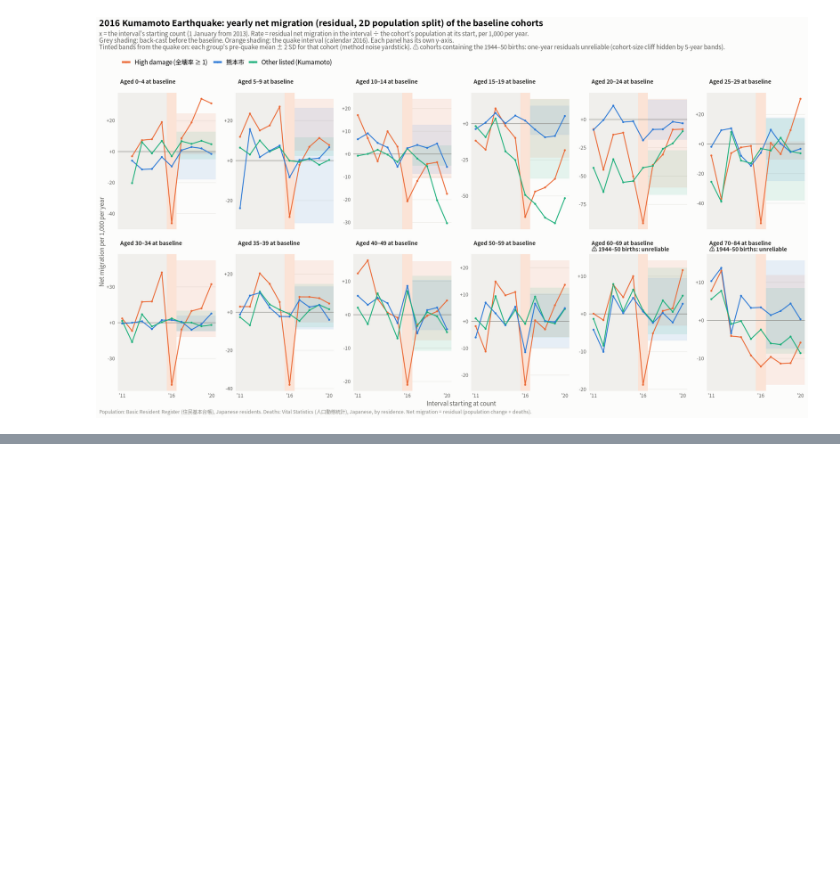
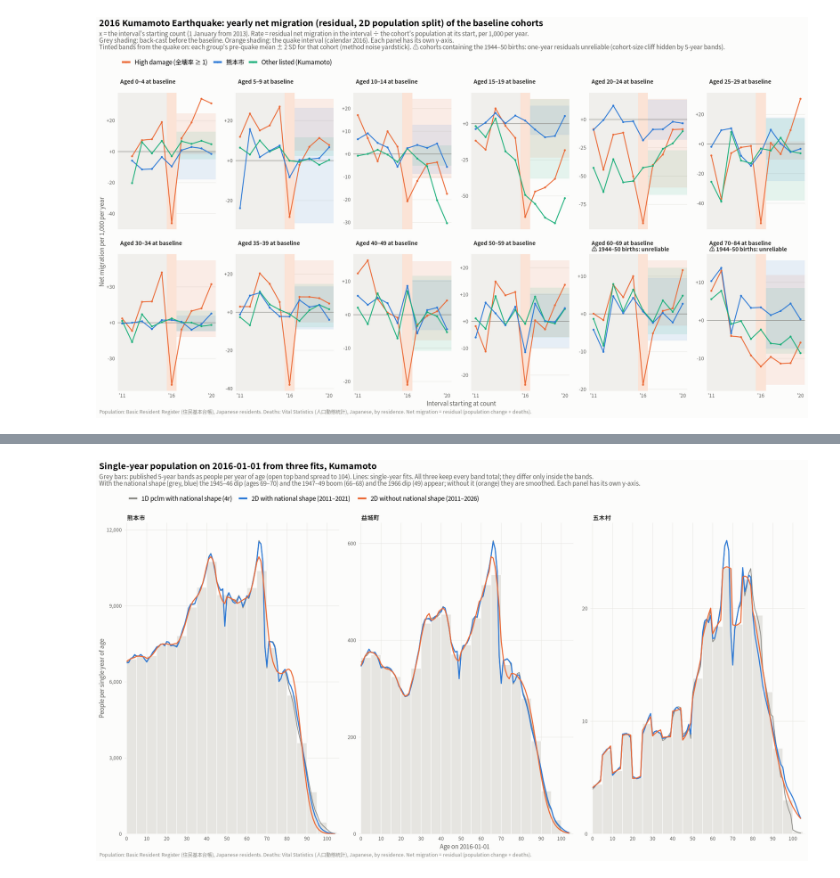
Before and after one commit to toshiakiasakura/jpn_disaster_recovery, a Jupyter notebook: src/5r_ungroup2d.ipynb, the cells around one changed output, grey strips where cells are left out. Cells and saved outputs as stored; diff of their text form; code cells hidden in the pictures; blank space fills up the shorter version.

```diff
--- a/src/5r_ungroup2d.ipynb
+++ b/src/5r_ungroup2d.ipynb
@@ -667,0 +883,34 @@ show_save(plot_cohorts("kumamoto") + labs(title = "2016 Kumamoto Earthquake: yea
+# %%
+yr <- 2016
+bars16 <- pop5 |> filter(code %in% show3$code, year == yr) |>
+  group_by(code) |> group_modify(function(g, k) band_table(g$age_band, g$n)) |> ungroup() |>
+  mutate(per_year = n / (upper - lower)) |>
+  left_join(show3 |> select(code, short), by = "code")
+lines16 <- bind_rows(
+  fits1d |> filter(series == "pop", code %in% show3$code, year == yr) |> select(code, age, fit) |> mutate(fit_type = "1D pclm with national shape (4r)"),
+  fits2d |> filter(code %in% show3$code, year == yr) |> select(code, age, fit) |> mutate(fit_type = fit_lab[["off"]]),
+  fk$pop |> filter(code %in% show3$code, year == yr) |> select(code, age, fit) |> mutate(fit_type = fit_lab[["nooff"]])) |>
+  left_join(show3 |> select(code, short), by = "code") |>
+  mutate(fit_type = factor(fit_type, levels = c("1D pclm with national shape (4r)", unname(fit_lab))))
+
+p10 <- ggplot() +
+  geom_rect(data = bars16, aes(xmin = lower, xmax = upper, ymin = 0, ymax = per_year),
+            fill = "#e6e5e1", colour = surface, linewidth = 0.4) +
+  geom_line(data = lines16, aes(age, fit, colour = fit_type, linewidth = fit_type)) +
+  facet_wrap(~short, ncol = 3, scales = "free_y") +
+  scale_colour_manual(values = setNames(c("#8a8a85", "#2a78d6", "#eb6834"), levels(lines16$fit_type)), name = NULL) +
+  scale_linewidth_manual(values = setNames(c(0.6, 0.8, 0.8), levels(lines16$fit_type)), guide = "none") +
+  scale_x_continuous(breaks = seq(0, 100, 10), expand = expansion(mult = 0.01)) +
+  scale_y_continuous(labels = scales::label_comma(), expand = expansion(mult = c(0, 0.06))) +
+  labs(title = "Single-year population on 2016-01-01 from three fits, Kumamoto",
+       subtitle = paste0("Grey bars: published 5-year bands as people per year of age (open top band spread to 104). Lines: single-year fits. ",
+                         "All three keep every band total; they differ only inside the bands.\n",
+                         "With the national shape (grey, blue) the 1945–46 dip (ages 69–70) and the 1947–49 boom (66–68) and the 1966 dip (49) appear; without it (orange) they are smoothed. ",
+                         "Each panel has its own y-axis."),
+       x = "Age on 2016-01-01", y = "People per single year of age", caption = src_note) +
+  base_theme() +
+  theme(panel.grid.major.x = element_line(colour = grid_col, linewidth = 0.3)) +
+  guides(colour = guide_legend(override.aes = list(linewidth = 1.4)))
+show_save(p10, "10_kumamoto_2016_single_year_fits", width = 17, height = 6.5)
+# %% [output]
+[figure, added]
```
Also changed, not shown: parts of 7 cells of this notebook, 6 other files.
